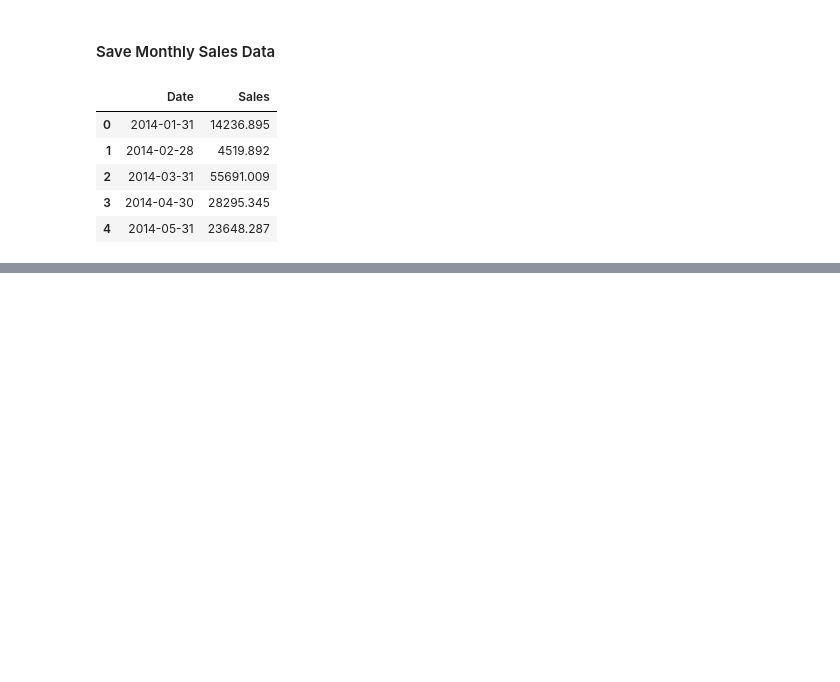
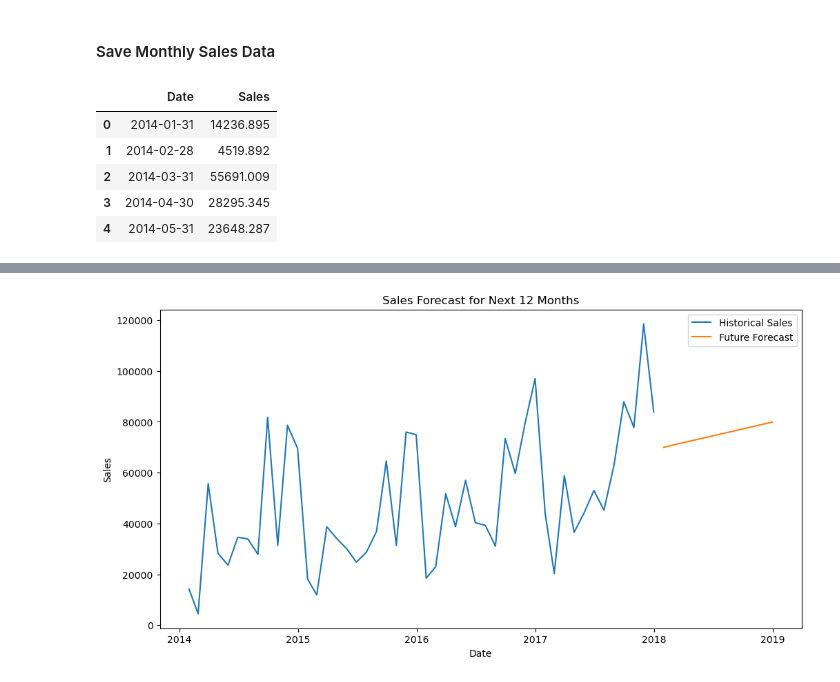
Before and after one commit to Rutu-2805/Predictive-Analytics-Project, a Jupyter notebook: Notebook/Predictive-analytics.ipynb, the cells around one changed output, grey strips where cells are left out. Drawn from its saved outputs; the diff is of its cells as text; code cells hidden in the pictures; blank space fills up the shorter version.

```diff
--- a/Notebook/Predictive-analytics.ipynb
+++ b/Notebook/Predictive-analytics.ipynb
@@ -395,0 +520,4 @@ monthly_forecast_data.to_csv(
+# %%
+future_predictions = model.predict(
+    future_months
+)                                            #Future predictions
@@ -395,0 +530,4 @@ monthly_forecast_data.to_csv(
+# %%
+last_date = df['Date'].max()
+
+print(last_date)                   #Future dates
@@ -395,0 +536,6 @@ monthly_forecast_data.to_csv(
+# %%
+future_dates = pd.date_range(
+    start=last_date,
+    periods=13,
+    freq='ME'
+)[1:]
@@ -395,0 +549,5 @@ monthly_forecast_data.to_csv(
+# %%
+forecast_df = pd.DataFrame({
+    'Date': future_dates,
+    'Forecasted_Sales': future_predictions
+})                                                # Forecast dataframe
@@ -395,0 +570,24 @@ monthly_forecast_data.to_csv(
+# %%
+plt.figure(figsize=(12,6))
+
+plt.plot(
+    df['Date'],
+    df['Sales'],
+    label='Historical Sales'
+)
+
+plt.plot(
+    forecast_df['Date'],
+    forecast_df['Forecasted_Sales'],
+    label='Future Forecast'
+)
+
+plt.title("Sales Forecast for Next 12 Months")
+plt.xlabel("Date")
+plt.ylabel("Sales")
+
+plt.legend()
+
+plt.show()
+# %% [output]
+[figure, added]
```
Also changed, not shown: parts of 29 cells of this notebook, 1 other file.
